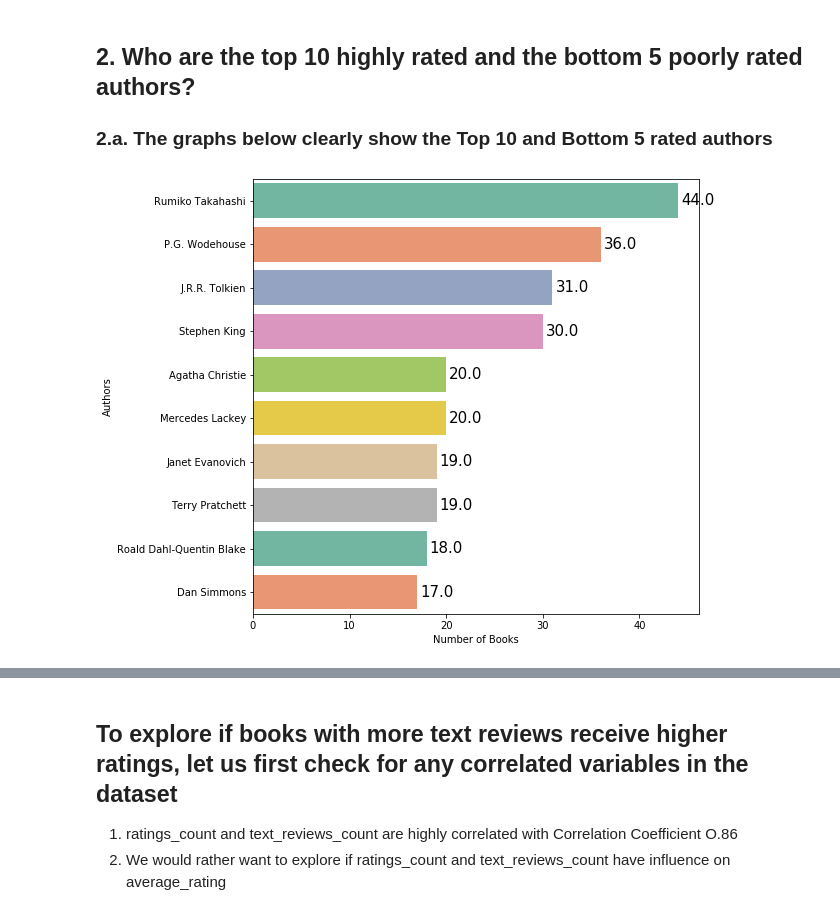
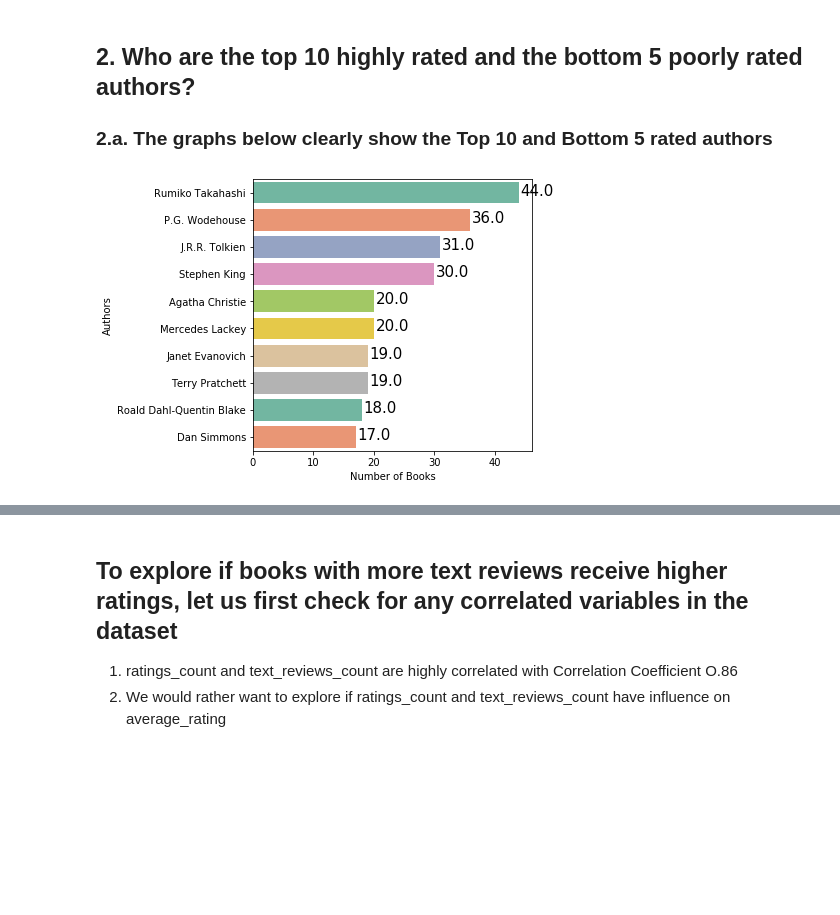
Before and after one commit to kart-projects/Goodreads-books, a Jupyter notebook: Queries.ipynb, the cells around one changed output, grey strips where cells are left out. Saved outputs shown, nothing was run; the diff lists cells and outputs as text; code cells hidden in the pictures; blank space fills up the shorter version.

```diff
--- a/Queries.ipynb
+++ b/Queries.ipynb
@@ -76,18 +76,18 @@ plt.show()
 # %%
 GoodRating = 4
 GoodRatedAuthors = df[df['average_rating']>=GoodRating]
 GoodRatedAuthors = GoodRatedAuthors.groupby('authors')['title'].count().reset_index().sort_values('title', ascending = False).head(10).set_index('authors')
-plt.figure(figsize=(8,8))
+plt.figure(figsize=(5,5))
 ax = sns.barplot(GoodRatedAuthors['title'], GoodRatedAuthors.index, palette='Set2')
 ax.set_xlabel("Number of Books")
 ax.set_ylabel("Authors")
 for i in ax.patches:
     ax.text(i.get_width()+.3, i.get_y()+0.5, str(round(i.get_width())), fontsize = 15, color = 'k')
 
 
 plt.show()
 # %% [output]
-[figure, old version]
+[figure, new version]
 # %%
 BadRating = 2
 BadRatedAuthors = df[df['average_rating'] <= BadRating]
```
Also changed, not shown: parts of 10 cells of this notebook, 1 other file.
